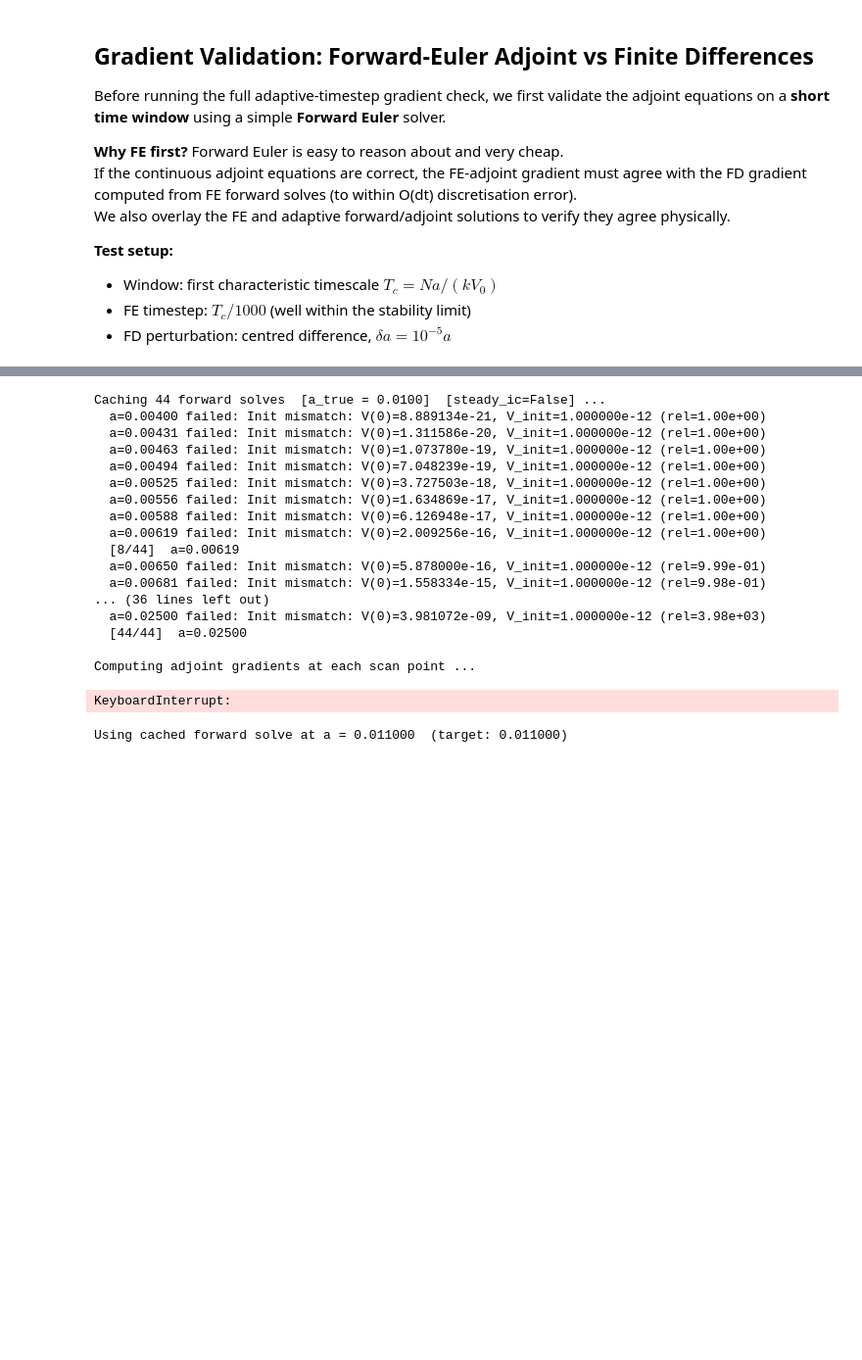
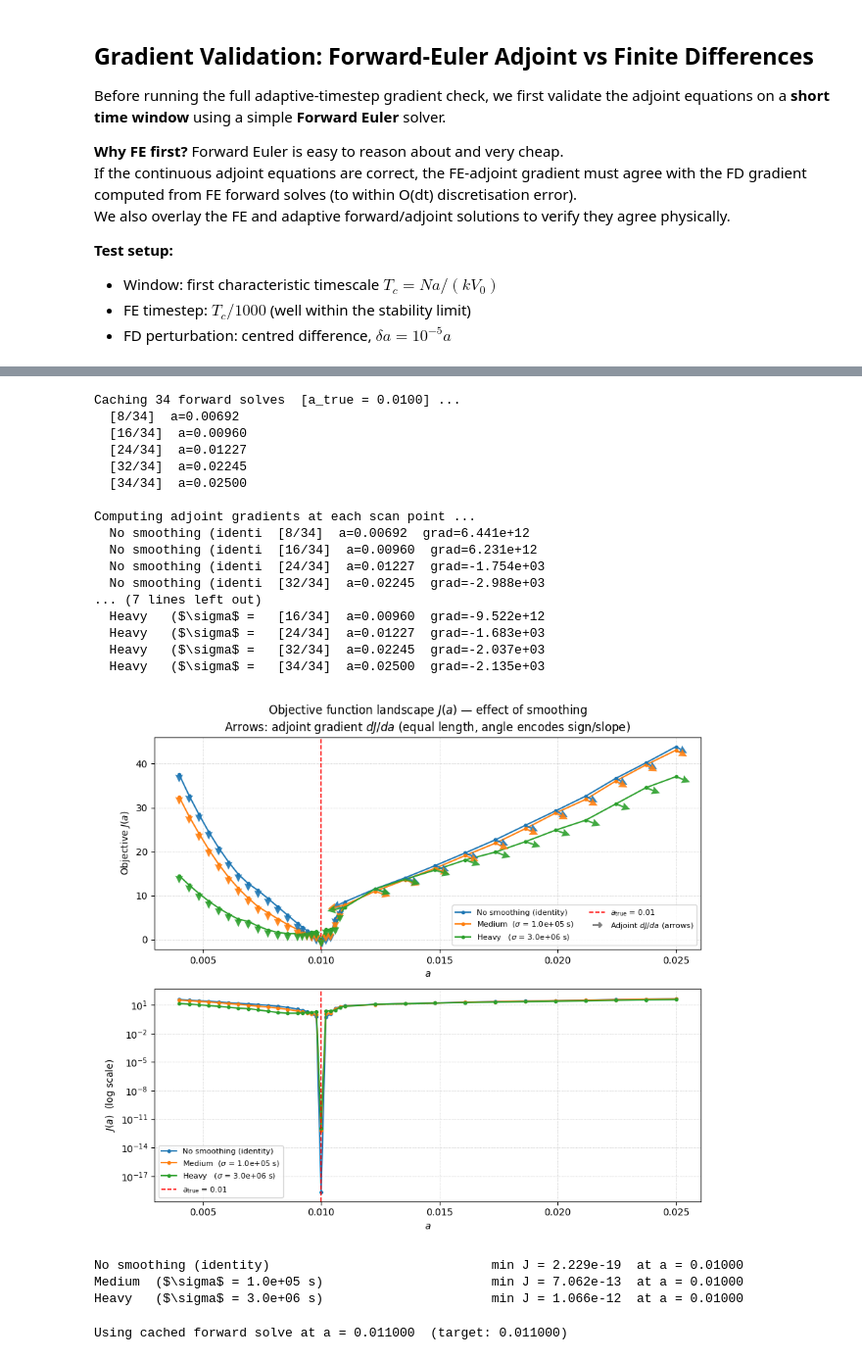
Before and after one commit to ericeberg3/spring-slider-adjoint, a Jupyter notebook: slip_adjoint_springslider_adapttime.ipynb, the cells around one changed output, grey strips where cells are left out. Shown at 98% size. Saved outputs shown, nothing was run; the diff lists cells and outputs as text; code cells hidden in the pictures; blank space fills up the shorter version.

```diff
--- a/slip_adjoint_springslider_adapttime.ipynb
+++ b/slip_adjoint_springslider_adapttime.ipynb
@@ -547,9 +540,6 @@ AssertionError: Init mismatch: V(0)=3.511192e-12, V_init=1.000000e-12 (rel=2.51e
 # ------------------------------------------------------------------
 # Objective function landscape: J(a) for three smoothing levels
 # ------------------------------------------------------------------
-# Toggle: recompute psi0 and tau0 for each 'a' to maintain steady-sliding IC
-STEADY_IC = False
-
 a_true_val = M_true['a']
 
 # Local Gaussian builder — bypasses the identity override in make_smoothing_matrix
@@ -572,6 +562,13 @@ def compute_J_nosmooth(fwd, t_obs, u_obs):
     u_obs_at_fwd = np.interp(fwd['t'], t_obs, u_obs)
     return 0.5 * np.trapz((fwd['u'] - u_obs_at_fwd) ** 2, fwd['t'])
 
+def setup_initial_conditions(M):
+    fss_bg = fss_fn(M['V_bg'], M)
+    psi_ss = M['a'] * np.log(2.0 * M['V0'] / M['V_bg'] * np.sinh(fss_bg / M['a']))
+    V_init = 1.0e-12
+    M['tau0'] = tau_fn(V_init, psi_ss, M) + M['eta'] * V_init
+    return 0.0, psi_ss, V_init
+
 # Three smoothing levels
 sigma_medium = 0.01 * T    # ~58  days
 sigma_heavy  = 0.3 * T
@@ -584,21 +581,22 @@ smoothing_cases = [
 
 # a values to scan — denser near the truth
 a_scan = np.concatenate([
-    np.linspace(0.4 * a_true_val, 0.9 * a_true_val, 16, endpoint=False),
-    np.linspace(0.9 * a_true_val, 1.1 * a_true_val, 12, endpoint=False),
-    np.linspace(1.1 * a_true_val, 2.5 * a_true_val, 16),
+    np.linspace(0.4 * a_true_val, 0.9 * a_true_val, 12, endpoint=False),
+    np.linspace(0.9 * a_true_val, 1.1 * a_true_val, 10, endpoint=False),
+    np.linspace(1.1 * a_true_val, 2.5 * a_true_val, 12),
 ])
 
 # --- Run all forward solves once (expensive), cache results ---
-print(f"Caching {len(a_scan)} forward solves  [a_true = {a_true_val:.4f}]"
-      f"  [steady_ic={STEADY_IC}] ...")
+print(f"Caching {len(a_scan)} forward solves  [a_true = {a_true_val:.4f}] ...")
 fwd_cache = []
 for i, a_val in enumerate(a_scan):
     Mc = dict(M_true)
     Mc['a'] = a_val
+
+    # Recalculate the steady sliding initial conditions
+    u0, psi0, V_init = setup_initial_conditions(Mc)
     try:
-        fwd_s = forward_solve_adaptive(Mc, T, u_init, psi_init,
-                                       V_init=V_init, steady_ic=STEADY_IC)
+        fwd_s = forward_solve_adaptive(Mc, T, u0, psi0)
     except Exception as e:
         fwd_s = None
         print(f"  a={a_val:.5f} failed: {e}")
@@ -631,6 +629,8 @@ for label, sigma, color in smoothing_cases:
             continue
         Mc = dict(M_true)
         Mc['a'] = a_val
+        # Recompute tau0 for new a val
+        u0, psi0, V_init = setup_initial_conditions(Mc)
         try:
             adj_s = adjoint_solve(fwd_s, t_obs_arr, u_obs, Mc, sigma)
             g = compute_grad_a(fwd_s, adj_s, Mc)
@@ -698,49 +698,52 @@ for ax in axes:
     ax.axvline(a_true_val, color='red', ls='--', lw=1.2,
                label=f'$a_{{\\rm true}}$ = {a_true_val}')
     handles, lbls = ax.get_legend_handles_labels()
     if ax is axes[0]:
         ax.legend(handles + [proxy], lbls + [proxy.get_label()],
                   fontsize=8, ncol=2)
     else:
         ax.legend(fontsize=8)
     ax.grid(True, ls=':', lw=0.5, which='both')
     ax.set_xlabel('$a$')
 
 axes[0].set_ylabel('Objective $J(a)$')
 axes[0].set_title(
     'Objective function landscape $J(a)$ — effect of smoothing\n'
     'Arrows: adjoint gradient $dJ/da$ (equal length, angle encodes sign/slope)'
 )
 axes[1].set_ylabel('$J(a)$  (log scale)')
 
 plt.tight_layout()
 plt.savefig('Figures/J_landscape_a_smoothing.png', dpi=150, bbox_inches='tight')
 plt.show()
 
 print()
 for label, sigma, _ in smoothing_cases:
     J_arr = J_results[label]
     imin  = np.nanargmin(J_arr)
     print(f"{label:50s}  min J = {J_arr[imin]:.3e}  at a = {a_scan[imin]:.5f}")
 # %% [output]
-Caching 44 forward solves  [a_true = 0.0100]  [steady_ic=False] ...
-  a=0.00400 failed: Init mismatch: V(0)=8.889134e-21, V_init=1.000000e-12 (rel=1.00e+00)
-  a=0.00431 failed: Init mismatch: V(0)=1.311586e-20, V_init=1.000000e-12 (rel=1.00e+00)
-  a=0.00463 failed: Init mismatch: V(0)=1.073780e-19, V_init=1.000000e-12 (rel=1.00e+00)
-  a=0.00494 failed: Init mismatch: V(0)=7.048239e-19, V_init=1.000000e-12 (rel=1.00e+00)
-  a=0.00525 failed: Init mismatch: V(0)=3.727503e-18, V_init=1.000000e-12 (rel=1.00e+00)
-  a=0.00556 failed: Init mismatch: V(0)=1.634869e-17, V_init=1.000000e-12 (rel=1.00e+00)
-  a=0.00588 failed: Init mismatch: V(0)=6.126948e-17, V_init=1.000000e-12 (rel=1.00e+00)
-  a=0.00619 failed: Init mismatch: V(0)=2.009256e-16, V_init=1.000000e-12 (rel=1.00e+00)
-  [8/44]  a=0.00619
-  a=0.00650 failed: Init mismatch: V(0)=5.878000e-16, V_init=1.000000e-12 (rel=9.99e-01)
-  a=0.00681 failed: Init mismatch: V(0)=1.558334e-15, V_init=1.000000e-12 (rel=9.98e-01)
-... (36 lines left out)
-  a=0.02500 failed: Init mismatch: V(0)=3.981072e-09, V_init=1.000000e-12 (rel=3.98e+03)
-  [44/44]  a=0.02500
+Caching 34 forward solves  [a_true = 0.0100] ...
+  [8/34]  a=0.00692
+  [16/34]  a=0.00960
+  [24/34]  a=0.01227
+  [32/34]  a=0.02245
+  [34/34]  a=0.02500
 
 Computing adjoint gradients at each scan point ...
+  No smoothing (identi  [8/34]  a=0.00692  grad=6.441e+12
+  No smoothing (identi  [16/34]  a=0.00960  grad=6.231e+12
+  No smoothing (identi  [24/34]  a=0.01227  grad=-1.754e+03
+  No smoothing (identi  [32/34]  a=0.02245  grad=-2.988e+03
+... (7 lines left out)
+  Heavy   ($\sigma$ =   [16/34]  a=0.00960  grad=-9.522e+12
+  Heavy   ($\sigma$ =   [24/34]  a=0.01227  grad=-1.683e+03
+  Heavy   ($\sigma$ =   [32/34]  a=0.02245  grad=-2.037e+03
+  Heavy   ($\sigma$ =   [34/34]  a=0.02500  grad=-2.135e+03
+[figure, added]
-KeyboardInterrupt:
+No smoothing (identity)                             min J = 2.229e-19  at a = 0.01000
+Medium  ($\sigma$ = 1.0e+05 s)                      min J = 7.062e-13  at a = 0.01000
+Heavy   ($\sigma$ = 3.0e+06 s)                      min J = 1.066e-12  at a = 0.01000
 # %%
 # ------------------------------------------------------------------
 # Plot: Su vs Su_obs at 10% perturbed a, for each smoothing level
```
Also changed, not shown: parts of 4 cells of this notebook, 4 other files.
